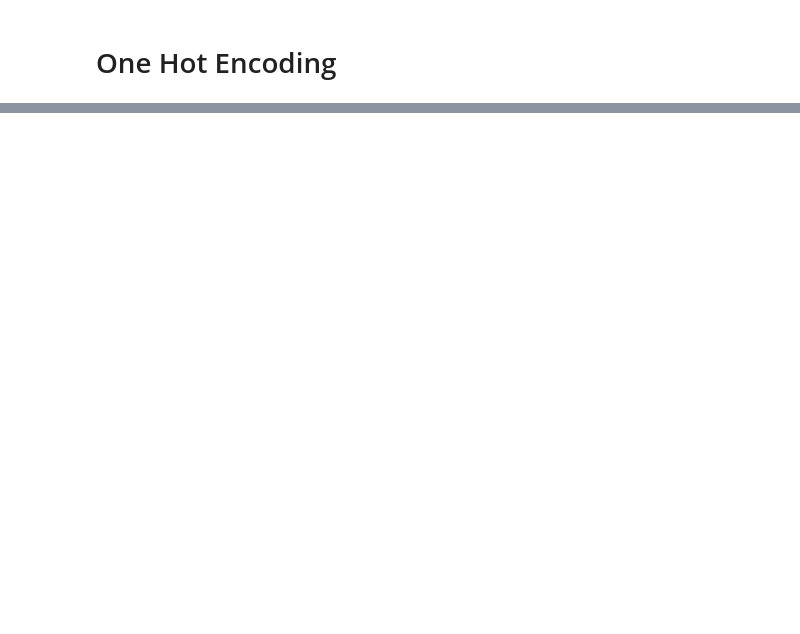
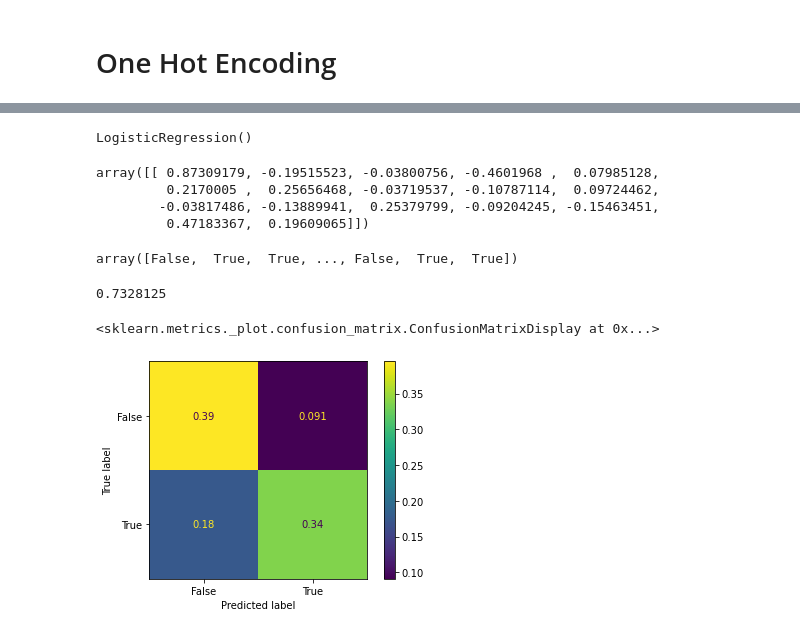
Before and after one commit to Daniel-Aguila/SpaceTitanic, a Jupyter notebook: main.ipynb, the cells around one changed output, grey strips where cells are left out. Saved outputs shown, nothing was run; the diff lists cells and outputs as text; code cells hidden in the pictures; blank space fills up the shorter version.

```diff
--- a/main.ipynb
+++ b/main.ipynb
@@ -536,0 +571,7 @@ df_train[df_train.columns[-6:]].corr()
+# %%
+X_train, x_test, y_train, y_test = train_test_split(X,y,test_size=0.3)
+# %%
+scaler = StandardScaler()
+# %%
+scaled_X_train = scaler.fit_transform(X_train)
+scaled_X_test = scaler.fit_transform(x_test)
@@ -536,0 +586,16 @@ df_train[df_train.columns[-6:]].corr()
+# %%
+log_model.fit(scaled_X_train,y_train)
+# %% [output]
+LogisticRegression()
+# %%
+log_model.coef_
+# %% [output]
+array([[ 0.87309179, -0.19515523, -0.03800756, -0.4601968 ,  0.07985128,
+         0.2170005 ,  0.25656468, -0.03719537, -0.10787114,  0.09724462,
+        -0.03817486, -0.13889941,  0.25379799, -0.09204245, -0.15463451,
+         0.47183367,  0.19609065]])
+# %%
+y_pred = log_model.predict(scaled_X_test)
+y_pred
+# %% [output]
+array([False,  True,  True, ..., False,  True,  True])
@@ -536,0 +604,4 @@ df_train[df_train.columns[-6:]].corr()
+# %%
+accuracy_score(y_test,y_pred)
+# %% [output]
+0.7328125
@@ -536,0 +610,5 @@ df_train[df_train.columns[-6:]].corr()
+# %%
+plot_confusion_matrix(log_model,scaled_X_test,y_test,normalize='all')
+# %% [output]
+<sklearn.metrics._plot.confusion_matrix.ConfusionMatrixDisplay at 0x...>
+[figure, added]
```
Also changed, not shown: parts of 21 cells of this notebook.
